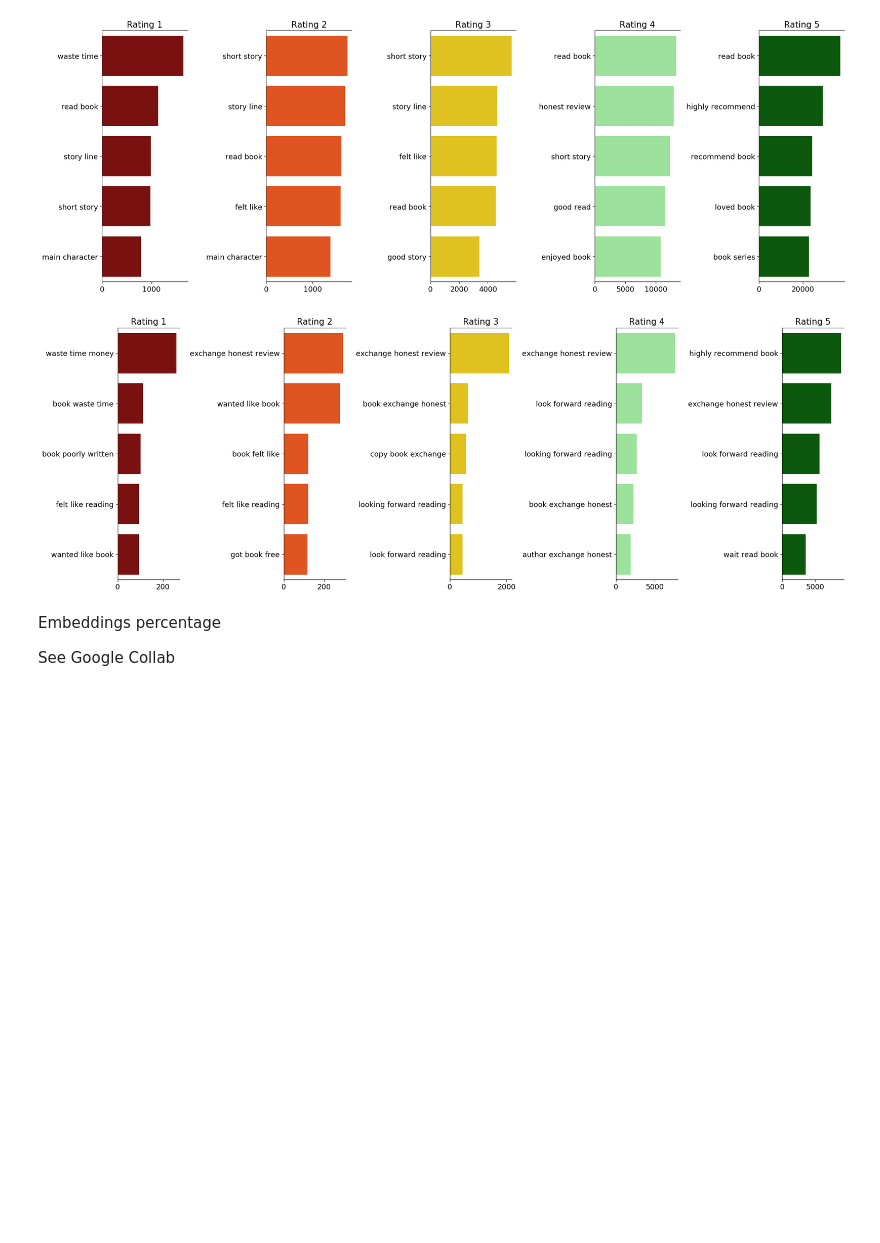
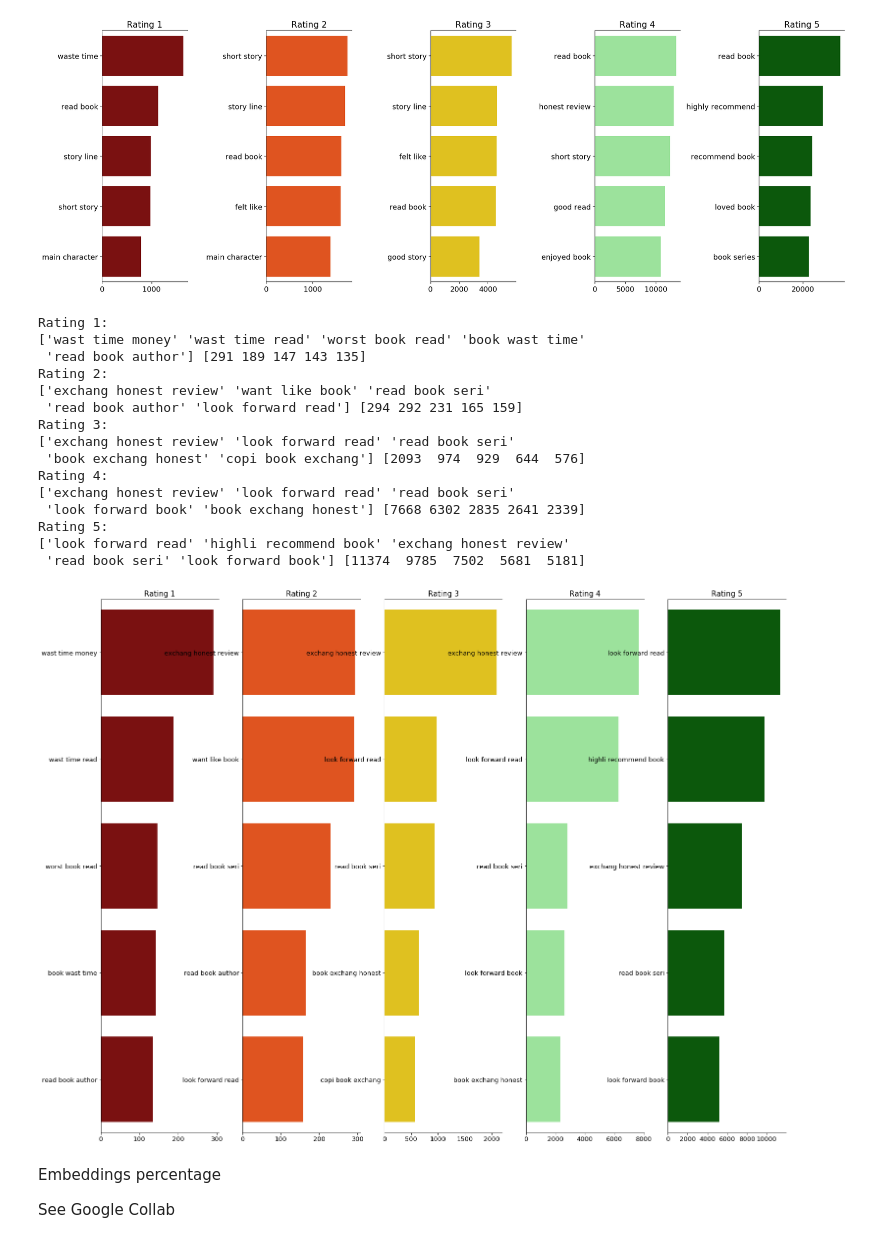
Before and after one commit to DiogoP98/SentimentAnalysis, a Jupyter notebook: EDA/EDA_Alex.ipynb, the cells around one changed output. Drawn from its saved outputs; the diff is of its cells as text; code cells hidden in the pictures; blank space fills up the shorter version.

Commit message:
Final graphs for the EDA report

```diff
--- a/EDA/EDA_Alex.ipynb
+++ b/EDA/EDA_Alex.ipynb
@@ -27,9 +28,11 @@ Bad val 'GTKAgg' on line #32
 Load Data
 # %%
 from sklearn.feature_extraction.text import CountVectorizer
-df = pd.read_csv("../cleaned_again_2.csv",keep_default_na=False)
+df = pd.read_csv("../cleaned_again_2.csv")#,keep_default_na=False)
+#print(df.shape)
 df = df[~df['reviewText'].str.contains("\.jpg|\.png|\.jpeg|\.tiff|\.gif|\.bmp|\.heif", regex=True, na=False)]
-#df = df.dropna()
+df = df.dropna()
+#print(df.shape)
 #df[df.reviewText.str.contains(r'\b(\w*the\w*)\b', regex=True)].reviewText
 # pprint(df.reviewText[9])
 # df.reviewText[9].find("the")
@@ -257,37 +290,62 @@ for review in df[rating5]['reviewText']:
 # %%
 df_rating1_trigrams = pd.DataFrame(sorted(rating1_trigrams.items(), key=lambda x: x[1])[::-1])
 df_rating2_trigrams = pd.DataFrame(sorted(rating2_trigrams.items(), key=lambda x: x[1])[::-1])
 df_rating3_trigrams = pd.DataFrame(sorted(rating3_trigrams.items(), key=lambda x: x[1])[::-1])
 df_rating4_trigrams = pd.DataFrame(sorted(rating4_trigrams.items(), key=lambda x: x[1])[::-1])
 df_rating5_trigrams = pd.DataFrame(sorted(rating5_trigrams.items(), key=lambda x: x[1])[::-1])
 
-fig, axes = plt.subplots(ncols=5, figsize=(20, 7), dpi=100)
+fig, axes = plt.subplots(ncols=5, figsize=(25, 20))
 
 N = 5 #only select top n unigrams
+
+print("Rating 1: ")
+print(df_rating1_trigrams[0].values[:N], df_rating1_trigrams[1].values[:N])
+print("Rating 2: ")
+print(df_rating2_trigrams[0].values[:N], df_rating2_trigrams[1].values[:N])
+print("Rating 3: ")
+print(df_rating3_trigrams[0].values[:N], df_rating3_trigrams[1].values[:N])
+print("Rating 4: ")
+print(df_rating4_trigrams[0].values[:N], df_rating4_trigrams[1].values[:N])
+print("Rating 5: ")
+print(df_rating5_trigrams[0].values[:N], df_rating5_trigrams[1].values[:N])
 
 sns.barplot(y=df_rating1_trigrams[0].values[:N], x=df_rating1_trigrams[1].values[:N], ax=axes[0], color='darkred')
 sns.barplot(y=df_rating2_trigrams[0].values[:N], x=df_rating2_trigrams[1].values[:N], ax=axes[1], color='orangered')
 sns.barplot(y=df_rating3_trigrams[0].values[:N], x=df_rating3_trigrams[1].values[:N], ax=axes[2], color='gold')
 sns.barplot(y=df_rating4_trigrams[0].values[:N], x=df_rating4_trigrams[1].values[:N], ax=axes[3], color='lightgreen')
 sns.barplot(y=df_rating5_trigrams[0].values[:N], x=df_rating5_trigrams[1].values[:N], ax=axes[4], color='darkgreen')
 
 for i in range(5):
     axes[i].spines['right'].set_visible(False)
     axes[i].set_xlabel('')
     axes[i].set_ylabel('')
     axes[i].tick_params(axis='x', labelsize=13)
     axes[i].tick_params(axis='y', labelsize=13)
 
 axes[0].set_title(f'Rating 1', fontsize=15)
 axes[1].set_title(f'Rating 2', fontsize=15)
 axes[2].set_title(f'Rating 3', fontsize=15)
 axes[3].set_title(f'Rating 4', fontsize=15)
 axes[4].set_title(f'Rating 5', fontsize=15)
 
-plt.tight_layout()
-plt.savefig("trigram_clean.png")
+plt.savefig("trigram_cleaned.png")
 # %% [output]
+Rating 1:
+['wast time money' 'wast time read' 'worst book read' 'book wast time'
+ 'read book author'] [291 189 147 143 135]
+Rating 2:
+['exchang honest review' 'want like book' 'read book seri'
+ 'read book author' 'look forward read'] [294 292 231 165 159]
+Rating 3:
+['exchang honest review' 'look forward read' 'read book seri'
+ 'book exchang honest' 'copi book exchang'] [2093  974  929  644  576]
+Rating 4:
+['exchang honest review' 'look forward read' 'read book seri'
+ 'look forward book' 'book exchang honest'] [7668 6302 2835 2641 2339]
+Rating 5:
+['look forward read' 'highli recommend book' 'exchang honest review'
+ 'read book seri' 'look forward book'] [11374  9785  7502  5681  5181]
-[figure, old version]
+[figure, new version]
 # %% [markdown]
 Embeddings percentage
 
```
Also changed, not shown: parts of 12 cells of this notebook, 14 other files.
